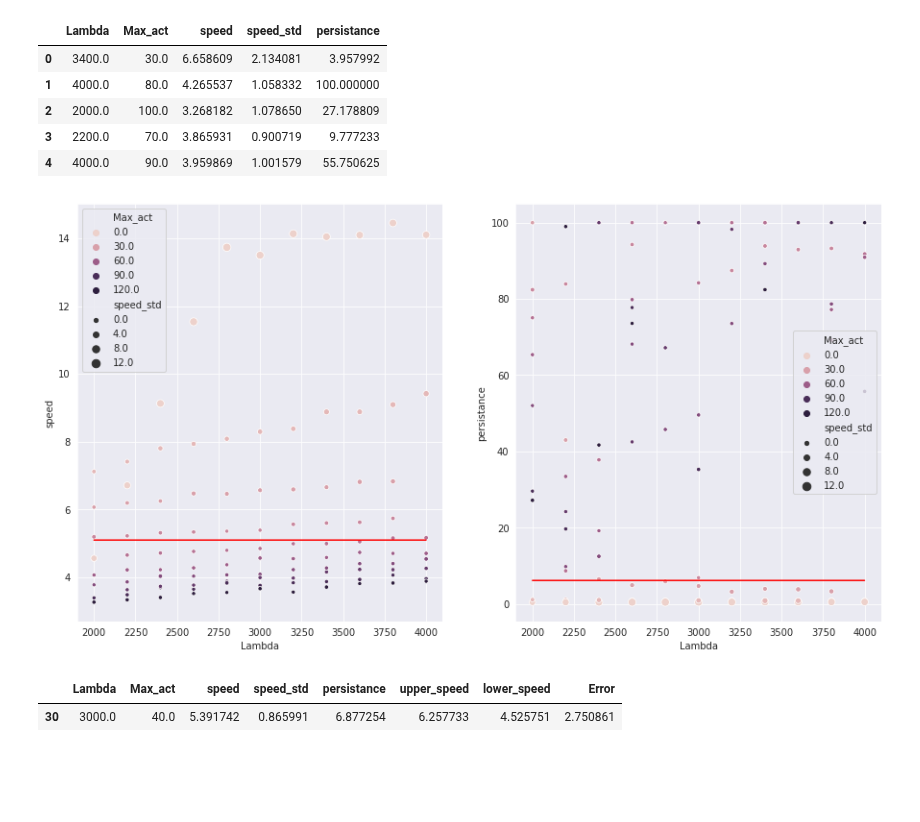
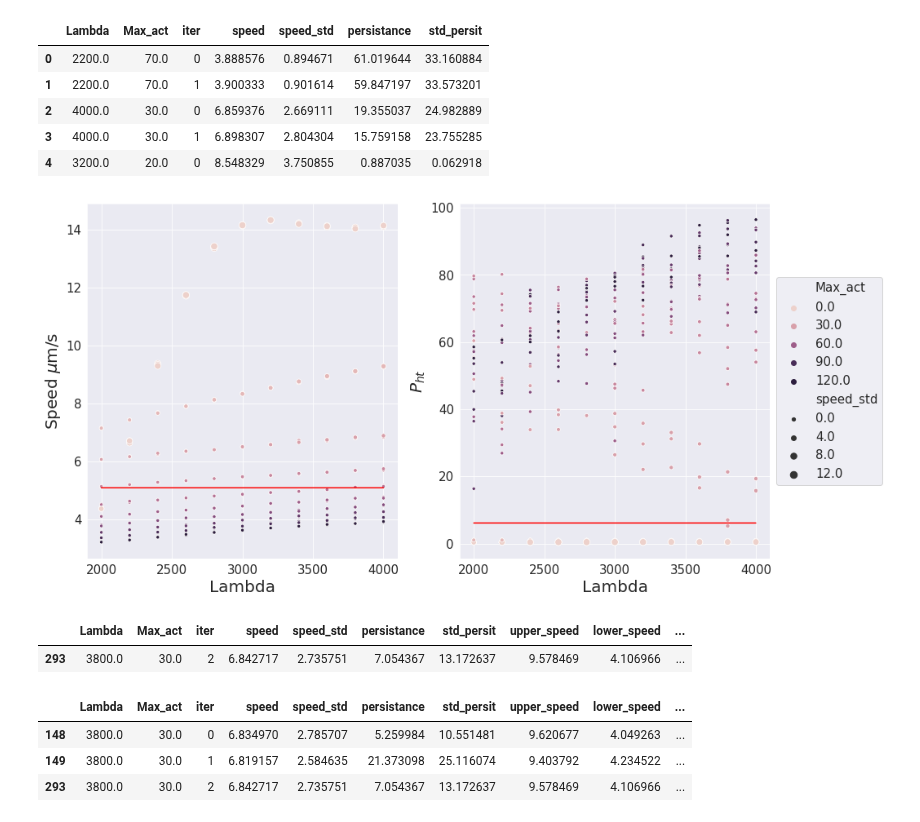
Before and after one commit to lstuurman/FRC_Thesis, a Jupyter notebook: CPM_code/FRC_ACT_FIT.ipynb, the cells around one changed output. Cells and saved outputs as stored; diff of their text form; code cells hidden in the pictures; blank space fills up the shorter version.

```diff
--- a/CPM_code/FRC_ACT_FIT.ipynb
+++ b/CPM_code/FRC_ACT_FIT.ipynb
@@ -10,30 +13,39 @@ sns.set_style('darkgrid')
 # %%
-df_ind = pd.read_csv('ANLSYS2/FITFULL/ACT1.csv',index_col = 0)
+df_ind = pd.read_csv('ANLSYS2/FITFULL/ACT3_all.csv',index_col = 0)
 # %%
 df_ind.head()
 # %% [output]
-|  | Lambda | Max_act | speed | speed_std | persistance |
-| 0 | 3400.0 | 30.0 | 6.658609 | 2.134081 | 3.957992 |
-| 1 | 4000.0 | 80.0 | 4.265537 | 1.058332 | 100.000000 |
-| 2 | 2000.0 | 100.0 | 3.268182 | 1.078650 | 27.178809 |
-| 3 | 2200.0 | 70.0 | 3.865931 | 0.900719 | 9.777233 |
-| 4 | 4000.0 | 90.0 | 3.959869 | 1.001579 | 55.750625 |
+|  | Lambda | Max_act | iter | speed | speed_std | persistance | std_persit |
+| 0 | 2200.0 | 70.0 | 0 | 3.888576 | 0.894671 | 61.019644 | 33.160884 |
+| 1 | 2200.0 | 70.0 | 1 | 3.900333 | 0.901614 | 59.847197 | 33.573201 |
+| 2 | 4000.0 | 30.0 | 0 | 6.859376 | 2.669111 | 19.355037 | 24.982889 |
+| 3 | 4000.0 | 30.0 | 1 | 6.898307 | 2.804304 | 15.759158 | 23.755285 |
+| 4 | 3200.0 | 20.0 | 0 | 8.548329 | 3.750855 | 0.887035 | 0.062918 |
 # %%
 # Plot
 # lambda vs speed,persist
 f, (ax1, ax2) = plt.subplots(1,2,figsize = (15,8))
-sns.scatterplot(x = 'Lambda',y = 'speed', hue = 'Max_act',size = 'speed_std',data = df_ind, ax = ax1,legend = 'brief')
+sns.scatterplot(x = 'Lambda',y = 'speed', hue = 'Max_act',size = 'speed_std',data = df_ind, ax = ax1,legend = False)
 sns.scatterplot(x = 'Lambda',y = 'persistance',hue = 'Max_act',size = 'speed_std',data = df_ind, ax = ax2, legend = 'brief')
 #sns.scatterplot(x = 'Lambda',y = 'pooled_pers',hue = 'Max_act',data = ZOOM_act, ax = ax3, legend = 'full')
 
 #sns.lineplot(x = 'Lambda',y = 'speed', hue = 'Max_act',data = ZOOM_prfdr, ax = ax1,legend = 'full')
 #sns.lineplot(x = 'Lambda',y = 'persistance',hue = 'Max_act',data = ZOOM_prfdr, ax = ax2, legend = 'full')
 ax1.plot(range(2000,4000),[5.10] * 2000,c = 'r')
 # ax2.plot(range(0,3000),[3.84] * 3000,c = 'r')
 ax2.plot(range(2000,4000),[6.15] * 2000,c = 'r')
+
+ax1.set_ylabel('Speed $\mu$m/s',fontsize = 20)
+ax1.set_xlabel('Lambda',fontsize = 20)
+
+ax2.set_ylabel('$P_{ht}$',fontsize = 20)
+ax2.set_xlabel('Lambda',fontsize = 20)
+# ax1.legend(fontsize = 15)
+ax2.legend(fontsize = 15,loc='center left', bbox_to_anchor=(1, 0.5))
+# ax.legend(loc='center left', bbox_to_anchor=(1, 0.5))
 plt.show()
 # %% [output]
-[figure, old version]
+[figure, new version]
 # %%
 def cumul_err(x):
     # unpack :
@@ -59,5 +71,14 @@ min_err = min(merged.Error)
 opt_params = merged[merged.Error == min_err]#[['Lambda','Max_act','Error']]
 opt_params.head()
 # %% [output]
-|  | Lambda | Max_act | speed | speed_std | persistance | upper_speed | lower_speed | Error |
-| 30 | 3000.0 | 40.0 | 5.391742 | 0.865991 | 6.877254 | 6.257733 | 4.525751 | 2.750861 |
+|  | Lambda | Max_act | iter | speed | speed_std | persistance | std_persit | upper_speed | lower_speed | ... |
+| 293 | 3800.0 | 30.0 | 2 | 6.842717 | 2.735751 | 7.054367 | 13.172637 | 9.578469 | 4.106966 | ... |
+# %%
+x = merged[merged.Lambda == 3800.0]
+x = x[x.Max_act == 30.]
+x.head()
+# %% [output]
+|  | Lambda | Max_act | iter | speed | speed_std | persistance | std_persit | upper_speed | lower_speed | ... |
+| 148 | 3800.0 | 30.0 | 0 | 6.834970 | 2.785707 | 5.259984 | 10.551481 | 9.620677 | 4.049263 | ... |
+| 149 | 3800.0 | 30.0 | 1 | 6.819157 | 2.584635 | 21.373098 | 25.116074 | 9.403792 | 4.234522 | ... |
+| 293 | 3800.0 | 30.0 | 2 | 6.842717 | 2.735751 | 7.054367 | 13.172637 | 9.578469 | 4.106966 | ... |
```
Also changed, not shown: parts of 6 cells of this notebook, 5 other files.
